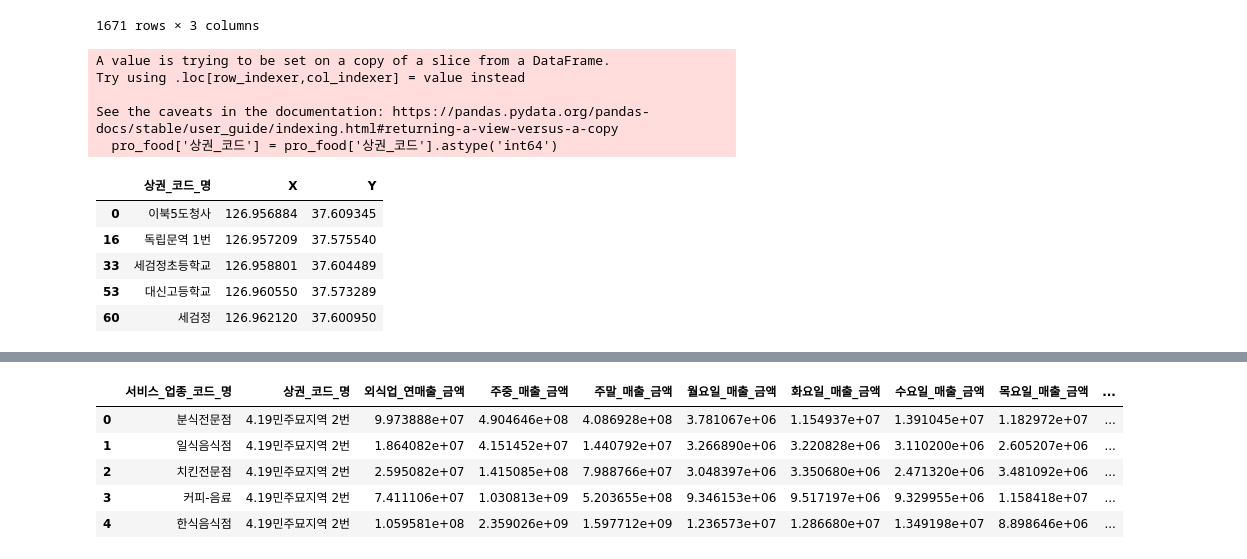
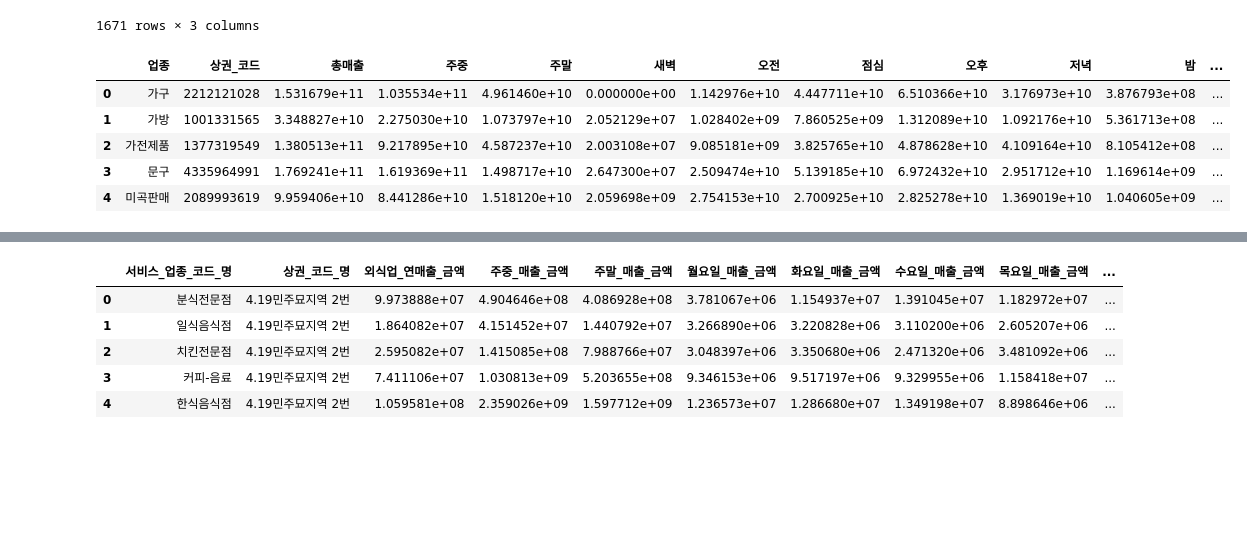
Before and after one commit to junhokim42/Python_study, a Jupyter notebook: Bigdata_training/Bigdata_analysis/Bigdata_project/Pharma.ipynb, the cells around one changed output, grey strips where cells are left out. Saved outputs shown, nothing was run; the diff lists cells and outputs as text; code cells hidden in the pictures; blank space fills up the shorter version.

```diff
--- a/Bigdata_training/Bigdata_analysis/Bigdata_project/Pharma.ipynb
+++ b/Bigdata_training/Bigdata_analysis/Bigdata_project/Pharma.ipynb
@@ -305,24 +305,20 @@ coordinate
 1671 rows × 3 columns
 # %%
 #상권코드명 기준으로 merge하기 위해 상권코드->상권코드명으로 변환
-pro_food = food[['상권_코드','상권_코드_명']]
-pro_food['상권_코드'] = pro_food['상권_코드'].astype('int64')
-coordinate['상권_코드'] = coordinate['상권_코드'].astype('int64')
-new_coord = pd.merge(pro_food, coordinate, on='상권_코드')
-new_coord.drop(columns=['상권_코드'], inplace=True)
-new_coord.drop_duplicates(['상권_코드_명'], inplace=True)
-new_coord.head()
+sale_scale_all.head()
+# pro_sale = sale_scale_all[['상권_코드','상권_코드_명']]
+# pro_sale['상권_코드'] = pro_sale['상권_코드'].astype('int64')
+# coordinate['상권_코드'] = coordinate['상권_코드'].astype('int64')
+# new_coord = pd.merge(pro_sale, coordinate, on='상권_코드')
+# new_coord.drop(columns=['상권_코드'], inplace=True)
+# new_coord.drop_duplicates(['상권_코드_명'], inplace=True)
+# new_coord.head()
 # %% [output]
-A value is trying to be set on a copy of a slice from a DataFrame.
-Try using .loc[row_indexer,col_indexer] = value instead
-
-See the caveats in the documentation: https://pandas.pydata.org/pandas-docs/stable/user_guide/indexing.html#returning-a-view-versus-a-copy
-  pro_food['상권_코드'] = pro_food['상권_코드'].astype('int64')
-|  | 상권_코드_명 | X | Y |
-| 0 | 이북5도청사 | 126.956884 | 37.609345 |
-| 16 | 독립문역 1번 | 126.957209 | 37.575540 |
-| 33 | 세검정초등학교 | 126.958801 | 37.604489 |
-| 53 | 대신고등학교 | 126.960550 | 37.573289 |
-| 60 | 세검정 | 126.962120 | 37.600950 |
+|  | 업종 | 상권_코드 | 총매출 | 주중 | 주말 | 새벽 | 오전 | 점심 | 오후 | 저녁 | 밤 | ... |
+| 0 | 가구 | 2212121028 | 1.531679e+11 | 1.035534e+11 | 4.961460e+10 | 0.000000e+00 | 1.142976e+10 | 4.447711e+10 | 6.510366e+10 | 3.176973e+10 | 3.876793e+08 | ... |
+| 1 | 가방 | 1001331565 | 3.348827e+10 | 2.275030e+10 | 1.073797e+10 | 2.052129e+07 | 1.028402e+09 | 7.860525e+09 | 1.312089e+10 | 1.092176e+10 | 5.361713e+08 | ... |
+| 2 | 가전제품 | 1377319549 | 1.380513e+11 | 9.217895e+10 | 4.587237e+10 | 2.003108e+07 | 9.085181e+09 | 3.825765e+10 | 4.878628e+10 | 4.109164e+10 | 8.105412e+08 | ... |
+| 3 | 문구 | 4335964991 | 1.769241e+11 | 1.619369e+11 | 1.498717e+10 | 2.647300e+07 | 2.509474e+10 | 5.139185e+10 | 6.972432e+10 | 2.951712e+10 | 1.169614e+09 | ... |
+| 4 | 미곡판매 | 2089993619 | 9.959406e+10 | 8.441286e+10 | 1.518120e+10 | 2.059698e+09 | 2.754153e+10 | 2.700925e+10 | 2.825278e+10 | 1.369019e+10 | 1.040605e+09 | ... |
 # %%
 # 지역별로 1년 매출
```
Also changed, not shown: parts of 4 cells of this notebook, 7 other files.
